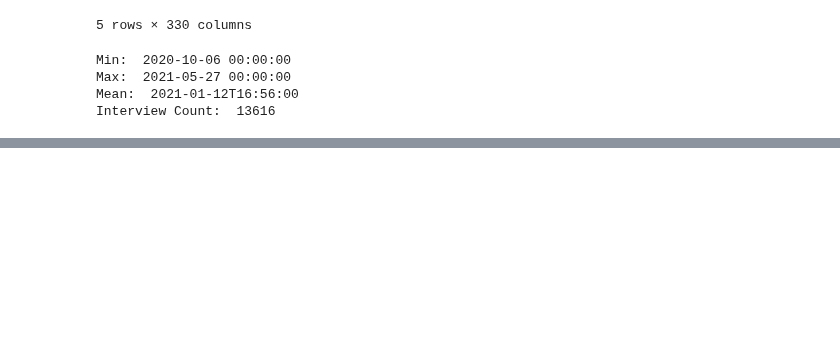
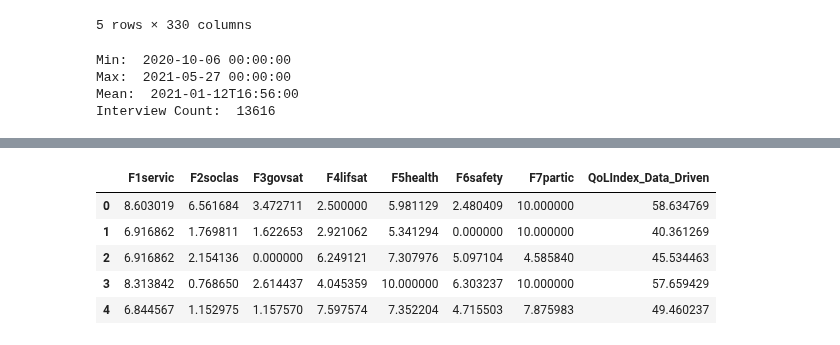
Before and after one commit to Emily-RoseSteyn/measuring-quality-of-life-gauteng, a Jupyter notebook: notebooks/archived/date-ranges-gcro-data.ipynb, the cells around one changed output, grey strips where cells are left out. Cells and saved outputs as stored; diff of their text form; code cells hidden in the pictures; blank space fills up the shorter version.

```diff
--- a/notebooks/archived/date-ranges-gcro-data.ipynb
+++ b/notebooks/archived/date-ranges-gcro-data.ipynb
@@ -89,0 +241,9 @@ Interview Count:  13616
+# %%
+df_gcro_2018[keys].head()
+# %% [output]
+|  | F1servic | F2soclas | F3govsat | F4lifsat | F5health | F6safety | F7partic | QoLIndex_Data_Driven |
+| 0 | 8.603019 | 6.561684 | 3.472711 | 2.500000 | 5.981129 | 2.480409 | 10.000000 | 58.634769 |
+| 1 | 6.916862 | 1.769811 | 1.622653 | 2.921062 | 5.341294 | 0.000000 | 10.000000 | 40.361269 |
+| 2 | 6.916862 | 2.154136 | 0.000000 | 6.249121 | 7.307976 | 5.097104 | 4.585840 | 45.534463 |
+| 3 | 8.313842 | 0.768650 | 2.614437 | 4.045359 | 10.000000 | 6.303237 | 10.000000 | 57.659429 |
+| 4 | 6.844567 | 1.152975 | 1.157570 | 7.597574 | 7.352204 | 4.715503 | 7.875983 | 49.460237 |
```
Also changed, not shown: parts of 20 cells of this notebook, 6 other files.
